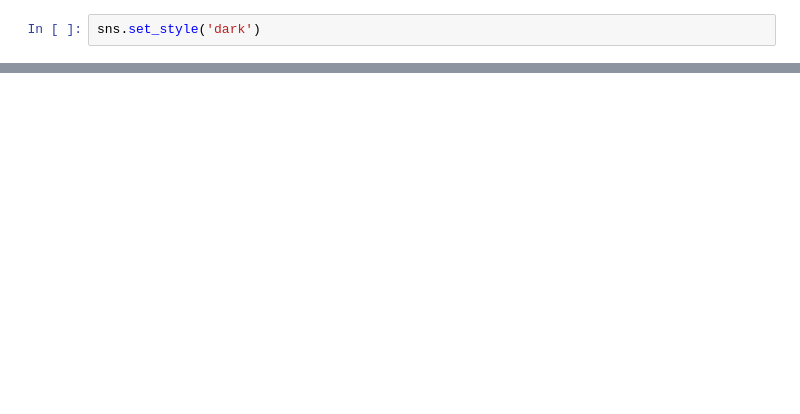
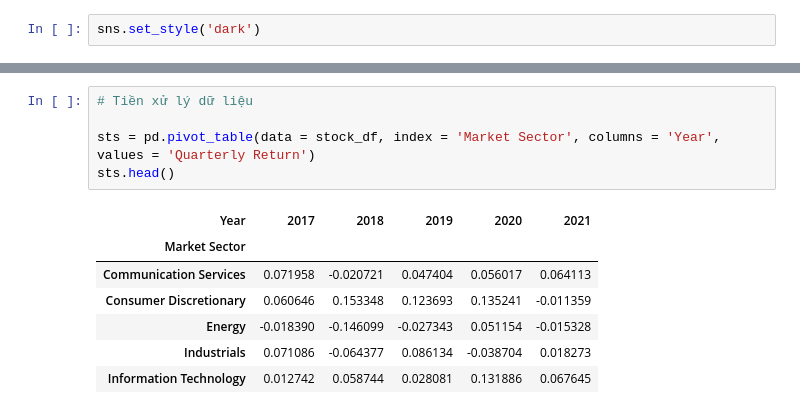
Before and after one commit to daiphuong2801/Seaborn_Tutorials, a Jupyter notebook: STOCK CASE STUDY.ipynb, the cells around one changed output, grey strips where cells are left out. Cells and saved outputs as stored; diff of their text form; blank space fills up the shorter version.

```diff
--- a/STOCK CASE STUDY.ipynb
+++ b/STOCK CASE STUDY.ipynb
@@ -53,0 +53,13 @@ sns.kdeplot(data = stock_df, x ='Monthly Return', hue = 'Size', multiple = 'laye
+# %%
+# Tiền xử lý dữ liệu
+
+sts = pd.pivot_table(data = stock_df, index = 'Market Sector', columns = 'Year', values = 'Quarterly Return')
+sts.head()
+# %% [output]
+| Year | 2017 | 2018 | 2019 | 2020 | 2021 |
+| Market Sector |  |  |  |  |  |
+| Communication Services | 0.071958 | -0.020721 | 0.047404 | 0.056017 | 0.064113 |
+| Consumer Discretionary | 0.060646 | 0.153348 | 0.123693 | 0.135241 | -0.011359 |
+| Energy | -0.018390 | -0.146099 | -0.027343 | 0.051154 | -0.015328 |
+| Industrials | 0.071086 | -0.064377 | 0.086134 | -0.038704 | 0.018273 |
+| Information Technology | 0.012742 | 0.058744 | 0.028081 | 0.131886 | 0.067645 |
```
Also changed, not shown: parts of 9 cells of this notebook.
